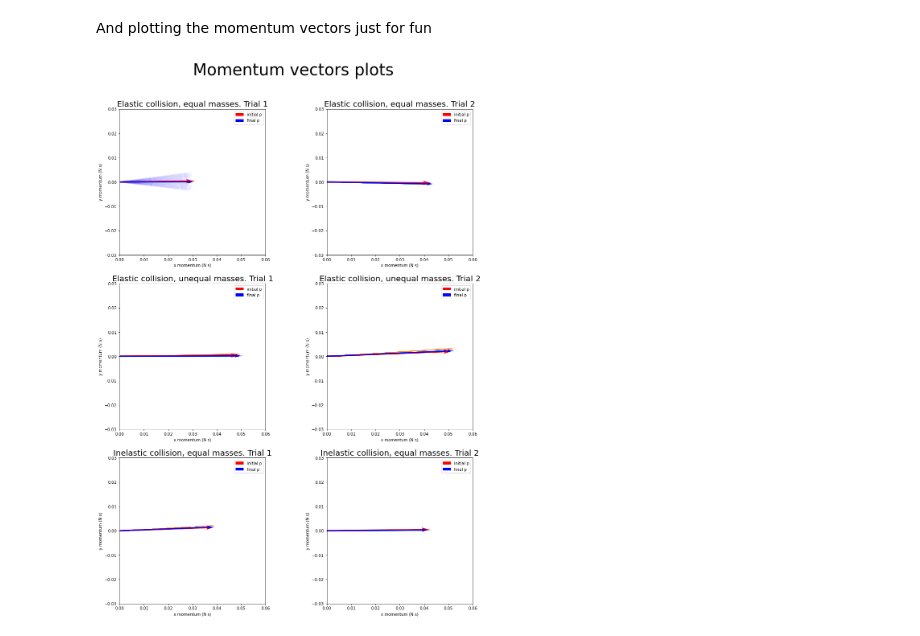
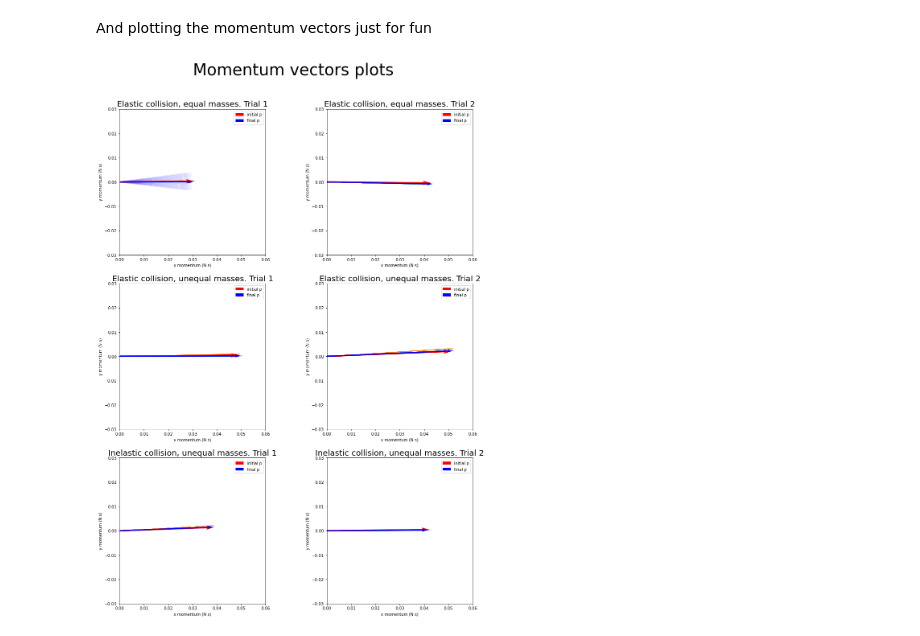
Before and after one commit to wayneariston/PHYS206L-Exp_07-Jupyter-notebooks, a Jupyter notebook: Exp 07 Momentum conservation.ipynb, the cells around one changed output. Cells and saved outputs as stored; diff of their text form; code cells hidden in the pictures.

```diff
--- a/Exp 07 Momentum conservation.ipynb
+++ b/Exp 07 Momentum conservation.ipynb
@@ -11,7 +11,9 @@ import matplotlib.pyplot as plt
 from scipy import optimize
 
 letters = ['a', 'b']
-setups = ['Elastic collision, equal masses', 'Elastic collision, unequal masses', 'Inelastic collision, equal masses']
+setups = ['El. coll., eq. m', 'El. coll., uneq. m', 'Inel. coll., uneq. m']
+setupscomp = ['Elastic collision, equal masses', 'Elastic collision, unequal masses', 'Inelastic collision, unequal masses']
+
 
 # import the data
 odata = [pd.read_csv(str(i//4+1) + "_" + str((i%4)//2+1) + "_" + letters[i%2] + ".csv") for i in range(12)]
@@ -283,7 +308,17 @@ for i in range(len(odata)):
     vradaft = np.append(vradaft, np.arctan(vafter[i, 0]/vafter[i, 1]))
     vradbeferr = np.append(vradbeferr, np.sqrt((vbefore[i, 0]*vbeferr[i, 0]*vbefore[i, 1])**2+(vbefore[i, 1]*vbeferr[i, 1]*vbefore[i, 0])**2)/(vradbef[i]*(vbefore[i, 0]**2+vbefore[i, 1]**2)))
     vradafterr = np.append(vradafterr, np.sqrt((vafter[i, 0]*vafterr[i, 0]*vafter[i, 1])**2+(vafter[i, 1]*vafterr[i, 1]*vafter[i, 0])**2)/(vradbef[i]*(vafter[i, 0]**2+vafter[i, 1]**2)))
-    print(f"{setups[(i//2)//2]} Trial {(i%4)//2+1} puck {letters[i%2]} (before):  \t {vradbef[i]*180/np.pi:.4g} +/- {vradbef[i]*vradbeferr[i]*180/np.pi:.2g} degrees")
-    print(f"{setups[(i//2)//2]} Trial {(i%4)//2+1} puck {letters[i%2]} (after):  \t {vradaft[i]*180/np.pi:.4g} +/- {vradaft[i]*vradafterr[i]*180/np.pi:.2g} degrees")
+
+    if np.abs(vradbeferr[i])>=0.05:
+        addbef = '*'
+    else:
+        addbef = ''
+    if np.abs(vradafterr[i])>=0.05:
+        addaft = '*'
+    else:
+        addaft = ''
+
+    print(f"{setups[(i//2)//2]} Trial {(i%4)//2+1} & {letters[i%2]} & (before) & {vradbef[i]*180/np.pi:.3g} $\pm$ {np.abs(vradbef[i]*vradbeferr[i])*180/np.pi:.2g} " + addbef + "\\\\")
+    print(f"{setups[(i//2)//2]} Trial {(i%4)//2+1} & {letters[i%2]} & (after) & {vradaft[i]*180/np.pi:.3g} $\pm$ {np.abs(vradaft[i]*vradafterr[i])*180/np.pi:.2g} " + addaft + "\\\\")
 # %% [output]
 Average angle with respect to the x-axis of the velocity vector of
@@ -321,7 +356,25 @@ for i in range(len(odata)):
     pafter = np.append(pafter, [[vafter[i, 0]*masses[(i%2)+((i//4)*2)], vafter[i, 1]*masses[(i%2)+((i//4)*2)]]], axis=0)
     pbeferr = np.append(pbeferr, [[np.sqrt(vbeferr[i, 0]**2+masseserr[(i%2)+((i//4)*2)]**2), np.sqrt(vbeferr[i, 1]**2+masseserr[(i%2)+((i//4)*2)]**2)]], axis=0)
     pafterr = np.append(pafterr, [[np.sqrt(vafterr[i, 0]**2+masseserr[(i%2)+((i//4)*2)]**2), np.sqrt(vafterr[i, 1]**2+masseserr[(i%2)+((i//4)*2)]**2)]], axis=0)
-    print(f"{setups[(i//2)//2]} Trial {(i%4)//2+1} puck {letters[i%2]} (before):  \t ({pbefore[i, 1]:.4g} +/- {pbeferr[i, 1]*pbefore[i, 1]:.2g}, {pbefore[i, 0]:.4g} +/- {pbeferr[i, 0]*pbefore[i, 0]:.2g}) N s")
-    print(f"{setups[(i//2)//2]} Trial {(i%4)//2+1} puck {letters[i%2]} (after):  \t ({pafter[i, 1]:.4g} +/- {pafterr[i, 1]*pafter[i, 1]:.2g}, {pafter[i, 0]:.4g} +/- {pafterr[i, 0]*pafter[i, 0]:.2g}) N s")
+
+    if np.abs(pbeferr[i, 1])>=0.05:
+        addbefx = '*'
+    else:
+        addbefx = ''
+    if np.abs(pbeferr[i, 0])>=0.05:
+        addbefy = '*'
+    else:
+        addbefy = ''
+    if np.abs(pafterr[i, 1])>=0.05:
+        addaftx = '*'
+    else:
+        addaftx = ''
+    if np.abs(pafterr[i, 0])>=0.05:
+        addafty = '*'
+    else:
+        addafty = ''
+
+    print(f"{setups[(i//2)//2]} Trial {(i%4)//2+1} & {letters[i%2]} & (before) & $ {pbefore[i, 1]:.3g} \pm {pbeferr[i, 1]*pbefore[i, 1]:.2g}$" + addbefx + f" & $ {pbefore[i, 0]:.3g} \pm {np.abs(pbeferr[i, 0]*pbefore[i, 0]):.2g}$" + addbefy + "\\\\")
+    print(f"{setups[(i//2)//2]} Trial {(i%4)//2+1} & {letters[i%2]} & (after) & $ {pafter[i, 1]:.3g} \pm {pafterr[i, 1]*pafter[i, 1]:.2g}$" + addaftx + f" & $ {pafter[i, 0]:.3g} \pm {np.abs(pafterr[i, 0]*pafter[i, 0]):.2g}$" + addafty + "\\\\")
 # %% [output]
 Momentum vector (p_x, p_y) of
@@ -365,28 +418,30 @@ And plotting the momentum vectors just for fun
 # %%
 origin = np.zeros((2,1))
 
 fig, ax = plt.subplots(3, 2, figsize=(15, 20))
 fig.suptitle("Momentum vectors plots", size=40)
 fig.tight_layout(pad=5)
 
 for i in range(1, len(odata), 2):
 
     # to visualize the uncertainty in the vectors
     upbefore = np.array([[pbefore[i, 1]+pbefore[i-1, 1]+pbefore[i, 1]*pbeferr[i, 1]+pbefore[i-1, 1]*pbeferr[i-1, 1], pbefore[i, 1]+pbefore[i-1, 1]-pbefore[i, 1]*pbeferr[i, 1]-pbefore[i-1, 1]*pbeferr[i-1, 1]], pbefore[i, 0]+pbefore[i-1, 0]+[pbefore[i, 0]*pbeferr[i, 0]+pbefore[i-1, 0]*pbeferr[i-1, 0], pbefore[i, 0]+pbefore[i-1, 0]-pbefore[i, 0]*pbeferr[i, 0]-pbefore[i-1, 0]*pbeferr[i-1, 0]]])
     upafter = np.array([[pafter[i, 1]+pafter[i-1, 1]+pafter[i, 1]*pafterr[i, 1]+pafter[i-1, 1]*pafterr[i-1, 1], pafter[i, 1]+pafter[i-1, 1]-pafter[i, 1]*pafterr[i, 1]-pafter[i-1, 1]*pafterr[i-1, 1]], [pafter[i, 0]+pafter[i-1, 0]+pafter[i, 0]*pafterr[i, 0]+pafter[i-1, 0]*pafterr[i-1, 0], pafter[i, 0]+pafter[i-1, 0]-pafter[i, 0]*pafterr[i, 0]-pafter[i-1, 0]*pafterr[i-1, 0]]])
 
     div = 20
     for j in range(div):
         for k in range(div):
             ax[(i//2)//2, (i//2)%2].quiver(*origin, upbefore[0, 0] + j*(upbefore[0, 1]-upbefore[0, 0])/div, upbefore[1, 0] + k*(upbefore[1, 1]-upbefore[1, 0])/div, color=(1,0.5,0,0.05), width=0.001, headwidth=1, scale=0.25)
             ax[(i//2)//2, (i//2)%2].quiver(*origin, upafter[0, 0] + j*(upafter[0, 1]-upafter[0, 0])/div, upafter[1, 0] + k*(upafter[1, 1]-upafter[1, 0])/div, color=(0,0.5,1,0.005), width=0.01, headwidth=1, scale=0.25)
 
     ax[(i//2)//2, (i//2)%2].quiver(*origin, pbefore[i, 1]+pbefore[i-1, 1], pbefore[i, 0]+pbefore[i-1, 0], color='r', width=0.01, scale=0.25, label='initial p')
     ax[(i//2)//2, (i//2)%2].quiver(*origin, pafter[i, 1]+pafter[i-1, 1], pafter[i, 0]+pafter[i-1, 0], color='b', width=0.007, scale=0.25, label='final p')
 
-    ax[(i//2)//2, (i//2)%2].set_title(setups[(i//2)//2] + ". Trial " + str((i%4)//2+1), size=20)
+    ax[(i//2)//2, (i//2)%2].set_title(setupscomp[(i//2)//2] + ". Trial " + str((i%4)//2+1), size=20)
     ax[(i//2)//2, (i//2)%2].set(xlabel="x momentum (N s)", ylabel="y momentum (N s)", xlim=[0, 0.06], ylim=[-0.03, 0.03])
     ax[(i//2)//2, (i//2)%2].set_aspect('equal')
     ax[(i//2)//2, (i//2)%2].legend(loc="upper right")
+
+fig.savefig('Exp 07 4.png')
 # %% [output]
-[figure, old version]
+[figure, new version]
```
Also changed, not shown: parts of 9 cells of this notebook, 4 other files.
